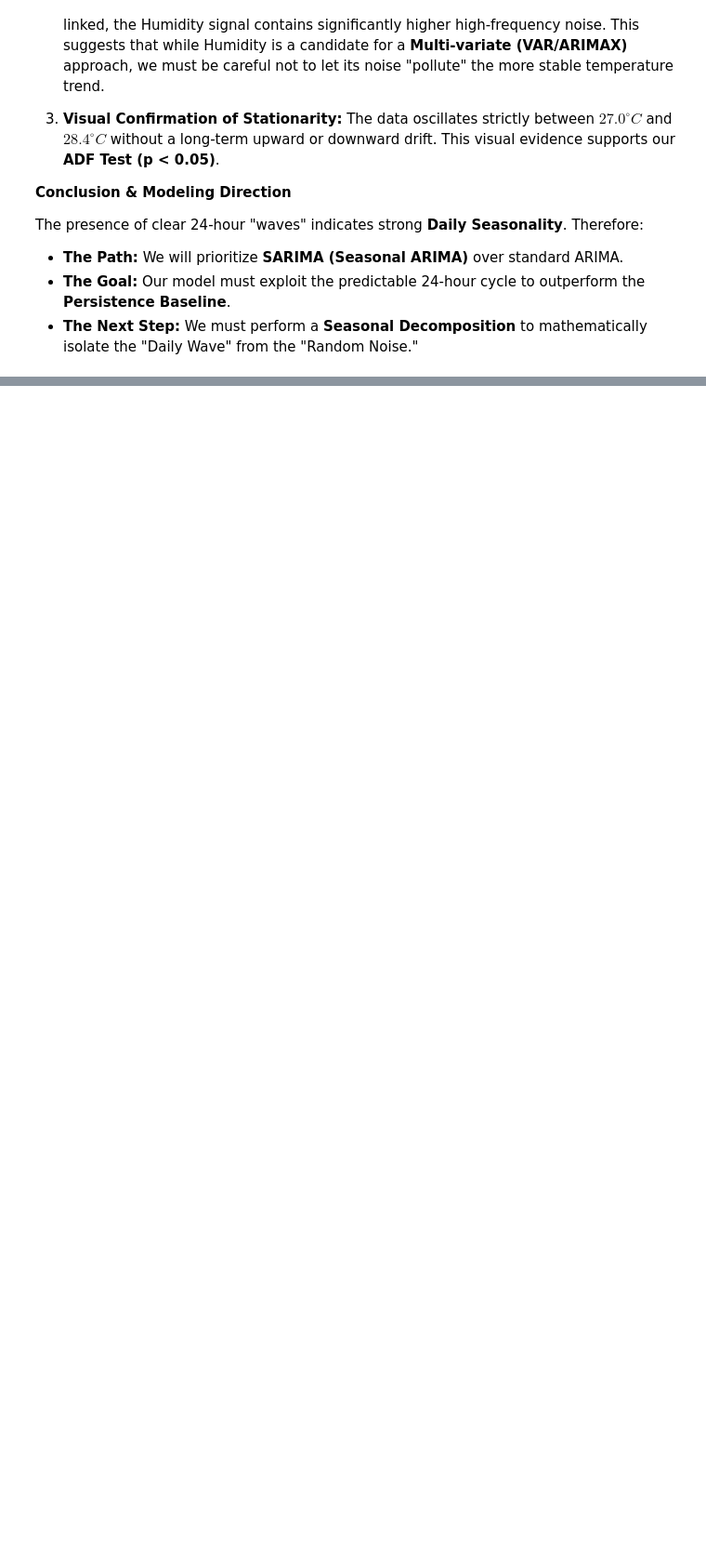
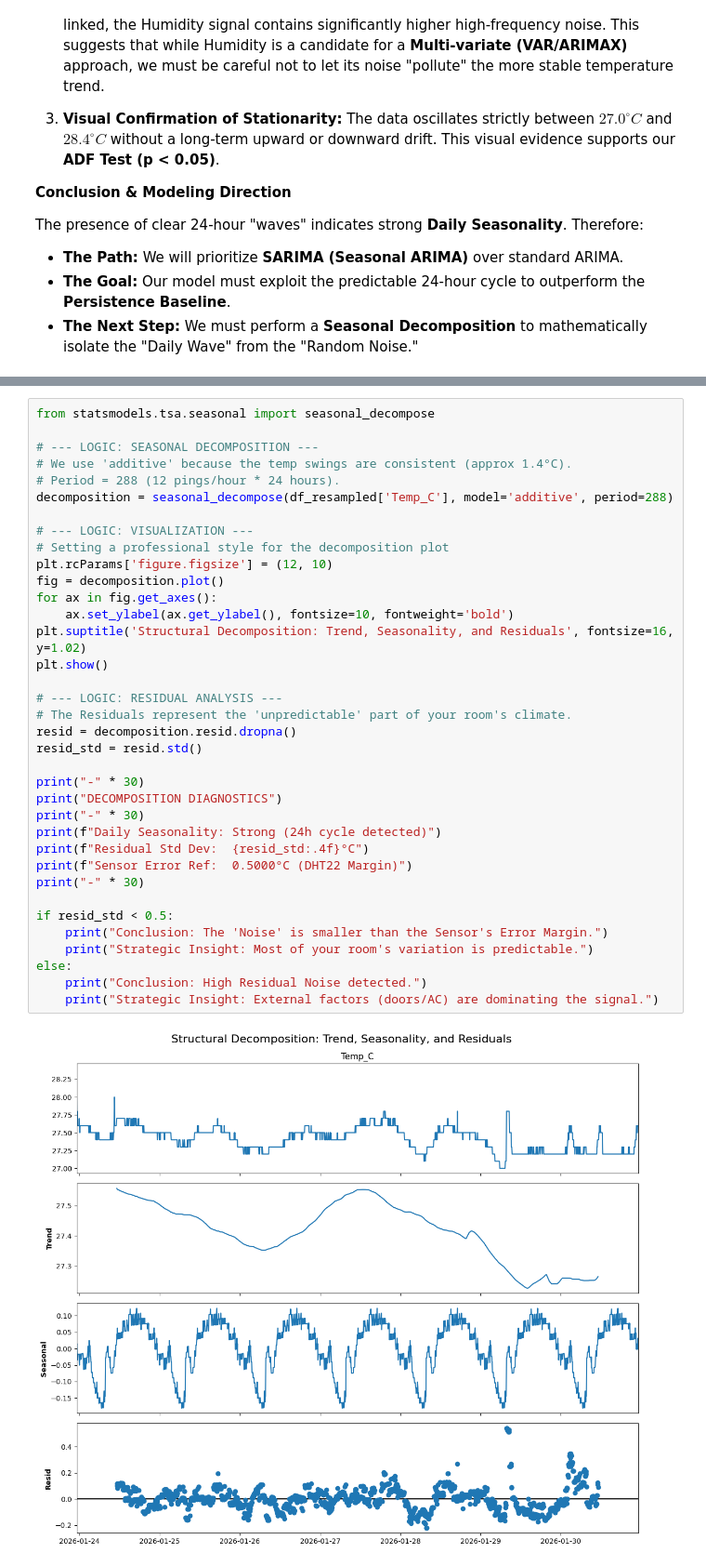
Before and after one commit to clemweb3/limiting-factor-iot-forecast, a Jupyter notebook: notebooks/01_eda_and_stationarity.ipynb, the cells around one changed output, grey strips where cells are left out. Shown at 93% size. Drawn from its saved outputs; the diff is of its cells as text; blank space fills up the shorter version.

```diff
--- a/notebooks/01_eda_and_stationarity.ipynb
+++ b/notebooks/01_eda_and_stationarity.ipynb
@@ -192,0 +202,38 @@ The presence of clear 24-hour "waves" indicates strong **Daily Seasonality**. Th
+# %%
+from statsmodels.tsa.seasonal import seasonal_decompose
+
+# --- LOGIC: SEASONAL DECOMPOSITION ---
+# We use 'additive' because the temp swings are consistent (approx 1.4°C).
+# Period = 288 (12 pings/hour * 24 hours).
+decomposition = seasonal_decompose(df_resampled['Temp_C'], model='additive', period=288)
+
+# --- LOGIC: VISUALIZATION ---
+# Setting a professional style for the decomposition plot
+plt.rcParams['figure.figsize'] = (12, 10)
+fig = decomposition.plot()
+for ax in fig.get_axes():
+    ax.set_ylabel(ax.get_ylabel(), fontsize=10, fontweight='bold')
+plt.suptitle('Structural Decomposition: Trend, Seasonality, and Residuals', fontsize=16, y=1.02)
+plt.show()
+
+# --- LOGIC: RESIDUAL ANALYSIS ---
+# The Residuals represent the 'unpredictable' part of your room's climate.
+resid = decomposition.resid.dropna()
+resid_std = resid.std()
+
+print("-" * 30)
+print("DECOMPOSITION DIAGNOSTICS")
+print("-" * 30)
+print(f"Daily Seasonality: Strong (24h cycle detected)")
+print(f"Residual Std Dev:  {resid_std:.4f}°C")
+print(f"Sensor Error Ref:  0.5000°C (DHT22 Margin)")
+print("-" * 30)
+
+if resid_std < 0.5:
+    print("Conclusion: The 'Noise' is smaller than the Sensor's Error Margin.")
+    print("Strategic Insight: Most of your room's variation is predictable.")
+else:
+    print("Conclusion: High Residual Noise detected.")
+    print("Strategic Insight: External factors (doors/AC) are dominating the signal.")
+# %% [output]
+[figure, added]
```
Also changed, not shown: parts of 7 cells of this notebook, 1 other file.
